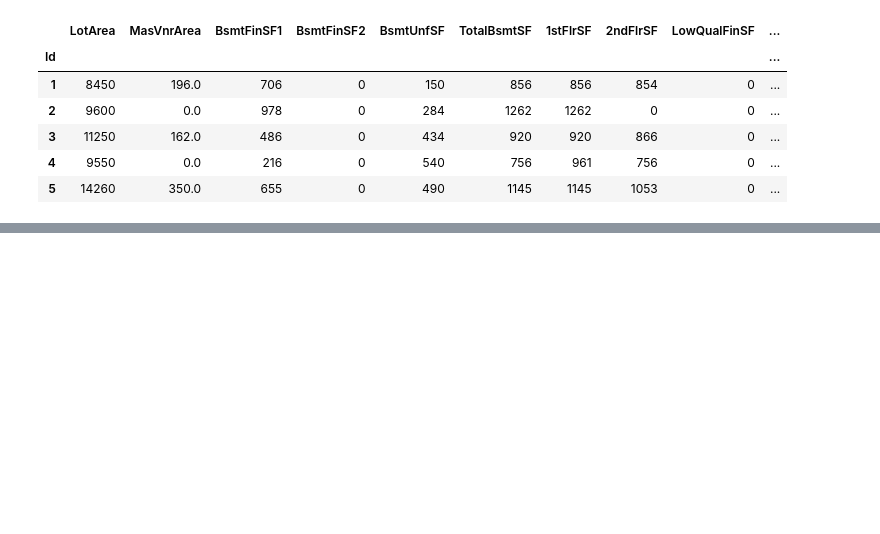
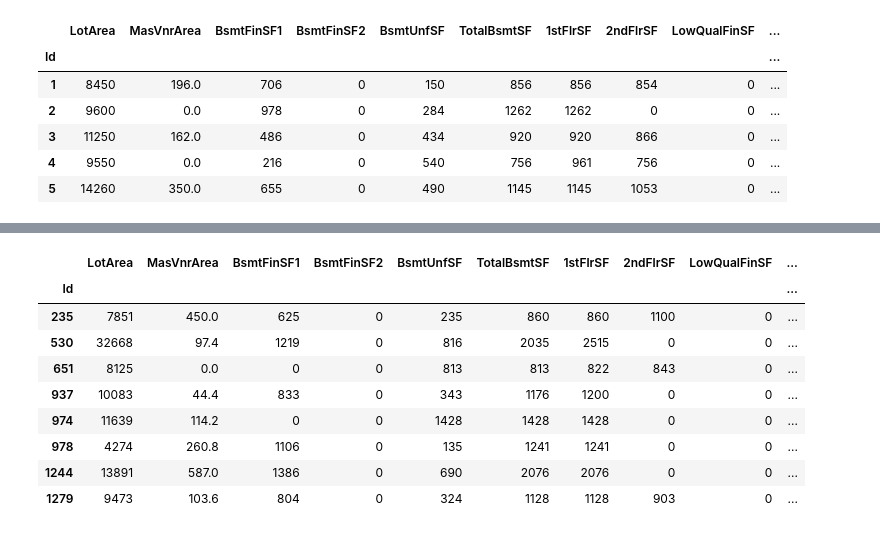
Before and after one commit to marcodeamicis/house_prices_regression, a Jupyter notebook: notebooks/2_data_preparation_suto.ipynb, the cells around one changed output, grey strips where cells are left out. Saved outputs shown, nothing was run; the diff lists cells and outputs as text; code cells hidden in the pictures; blank space fills up the shorter version.

Commit message:
:chart_with_upwards_trend: Created a baseline model.

```diff
--- a/notebooks/2_data_preparation_suto.ipynb
+++ b/notebooks/2_data_preparation_suto.ipynb
@@ -171,0 +241,8 @@ df_output.head()
+# %%
+X_train = df_prep_MasVnrArea.drop(columns=['MasVnrArea', 'SalePrice'], index=lst_nulls_MasVnrArea)
+X_test = df_prep_MasVnrArea.drop(columns=['MasVnrArea', 'SalePrice'], index=lst_keep_MasVnrArea)
+y_train = df_prep_MasVnrArea.loc[lst_keep_MasVnrArea, ['MasVnrArea']]
+y_test = df_prep_MasVnrArea.loc[lst_nulls_MasVnrArea, ['MasVnrArea']]
+
+print(f"""train: X - {X_train.shape}, y - {y_train.shape}
+test: X - {X_test.shape}, y - {y_test.shape}""")
@@ -171,0 +254,16 @@ df_output.head()
+# %%
+pipeline = PMMLPipeline([
+    ("knn", KNeighborsRegressor(n_neighbors=5, n_jobs=-1))
+])
+
+pipeline.fit(X_train, y_train)
+
+sklearn2pmml(pipeline, MODELS_FOLDER + 'data_prep_knn.pmml', with_repr = True)
+
+y_pred_imputer = pipeline.predict(X_test)
+
+y_pred_imputer
+
+# df_output.loc[lst_nulls_MasVnrArea, 'MasVnrArea_pred'] = y_pred_imputer
+
+# df_output.loc[lst_nulls_MasVnrArea, ['MasVnrArea', 'MasVnrArea_pred']]
@@ -171,0 +281,10 @@ df_output.head()
+# %%
+pipeline = KNeighborsRegressor(n_neighbors=5, n_jobs=-1)
+
+pipeline.fit(X_train, y_train)
+
+pickle.dump(pipeline, open(MODELS_FOLDER + 'data_prep_knn.pkl', 'wb'))
+
+y_pred_imputer = pipeline.predict(X_test)
+
+y_pred_imputer
@@ -171,0 +300,15 @@ df_output.head()
+# %%
+df_output.loc[lst_nulls_MasVnrArea, 'MasVnrArea'] = y_pred_imputer
+
+df_output.loc[lst_nulls_MasVnrArea, :]
+# %% [output]
+|  | LotArea | MasVnrArea | BsmtFinSF1 | BsmtFinSF2 | BsmtUnfSF | TotalBsmtSF | 1stFlrSF | 2ndFlrSF | LowQualFinSF | ... |
+| Id |  |  |  |  |  |  |  |  |  | ... |
+| 235 | 7851 | 450.0 | 625 | 0 | 235 | 860 | 860 | 1100 | 0 | ... |
+| 530 | 32668 | 97.4 | 1219 | 0 | 816 | 2035 | 2515 | 0 | 0 | ... |
+| 651 | 8125 | 0.0 | 0 | 0 | 813 | 813 | 822 | 843 | 0 | ... |
+| 937 | 10083 | 44.4 | 833 | 0 | 343 | 1176 | 1200 | 0 | 0 | ... |
+| 974 | 11639 | 114.2 | 0 | 0 | 1428 | 1428 | 1428 | 0 | 0 | ... |
+| 978 | 4274 | 260.8 | 1106 | 0 | 135 | 1241 | 1241 | 0 | 0 | ... |
+| 1244 | 13891 | 587.0 | 1386 | 0 | 690 | 2076 | 2076 | 0 | 0 | ... |
+| 1279 | 9473 | 103.6 | 804 | 0 | 324 | 1128 | 1128 | 903 | 0 | ... |
```
Also changed, not shown: parts of 26 cells of this notebook, 5 other files.
